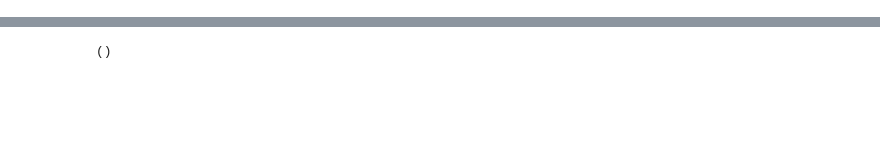
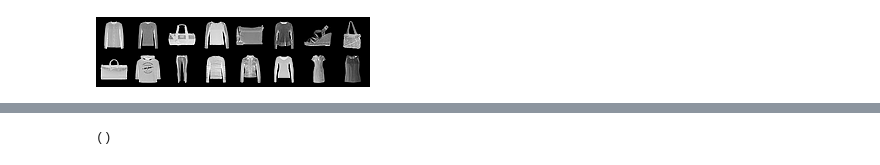
Before and after one commit to tnibler/dl-sem3, a Jupyter notebook: sample.ipynb, the cells around one changed output, grey strips where cells are left out. Cells and saved outputs as stored; diff of their text form; code cells hidden in the pictures; blank space fills up the shorter version.

```diff
--- a/sample.ipynb
+++ b/sample.ipynb
@@ -14,0 +12,9 @@ Loading snapshots/model-2024-11-26T21:10:52.143624.pth
+# %%
+train, test, info = data.load_dataset()
+imgs = torch.stack(list(map(lambda x: x[0], islice(train, 16))))
+imgs = imgs.clamp(-1, 1).add(1).div(2).mul(255).byte()  # [-1., 1.] -> [0., 1.] -> [0, 255]
+imgs = make_grid(imgs)
+imgs = Image.fromarray(imgs.permute(1, 2, 0).cpu().numpy())
+imgs
+# %% [output]
+[figure, added]
```
Also changed, not shown: parts of 12 cells of this notebook, 6 other files.
